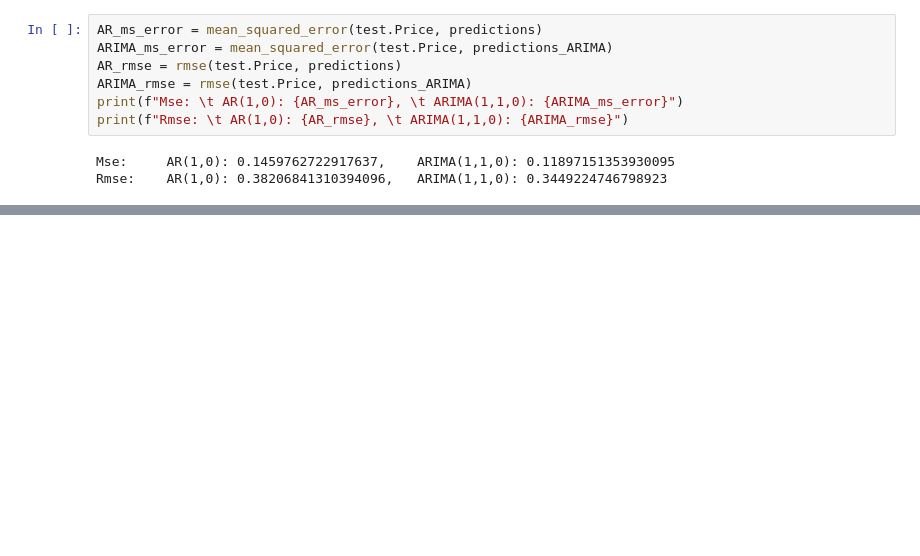
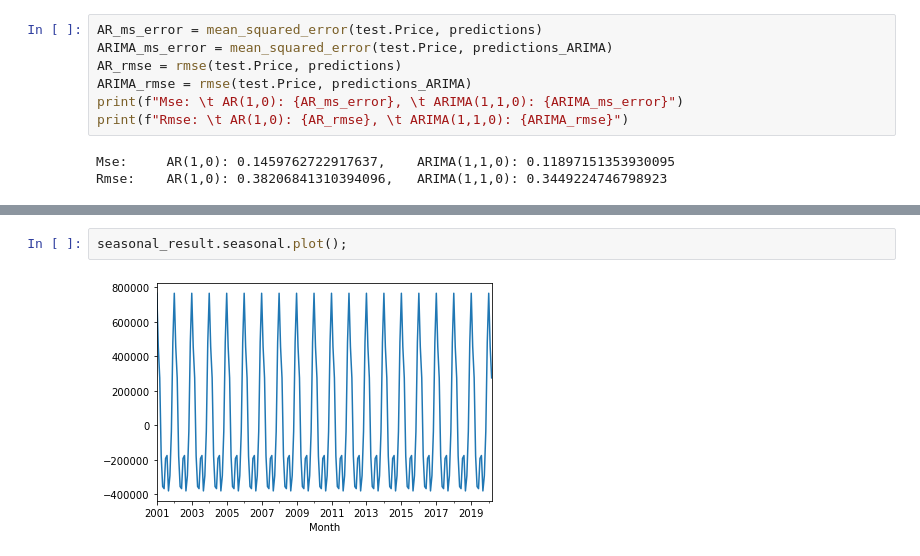
Before and after one commit to Squaess/TimeSeries, a Jupyter notebook: lab5/lab5.ipynb, the cells around one changed output, grey strips where cells are left out. Drawn from its saved outputs; the diff is of its cells as text; blank space fills up the shorter version.

```diff
--- a/lab5/lab5.ipynb
+++ b/lab5/lab5.ipynb
@@ -77,0 +118,4 @@ Rmse:    AR(1,0): 0.38206841310394096,   ARIMA(1,1,0): 0.3449224746798923
+# %%
+seasonal_result.seasonal.plot();
+# %% [output]
+[figure, added]
```
Also changed, not shown: parts of 32 cells of this notebook, 9 other files.
